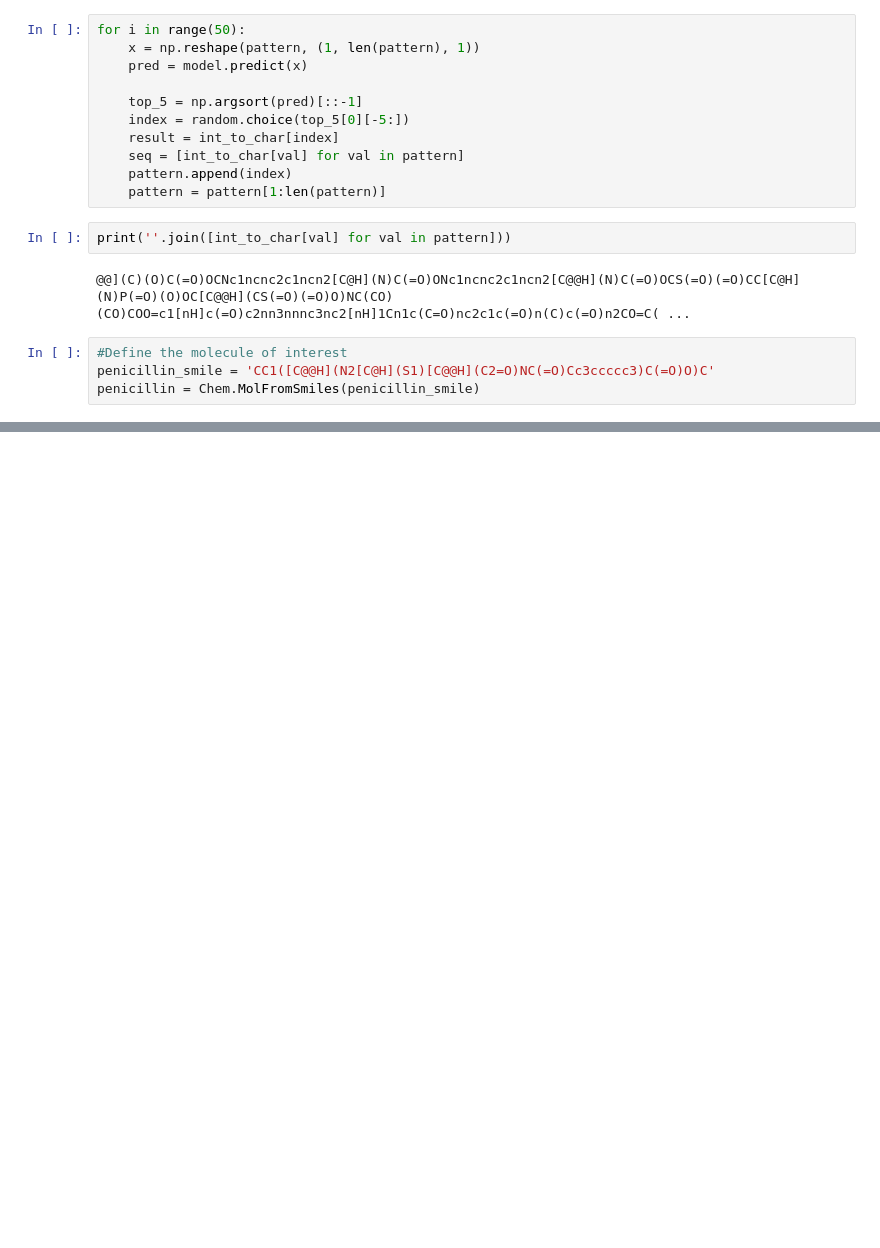
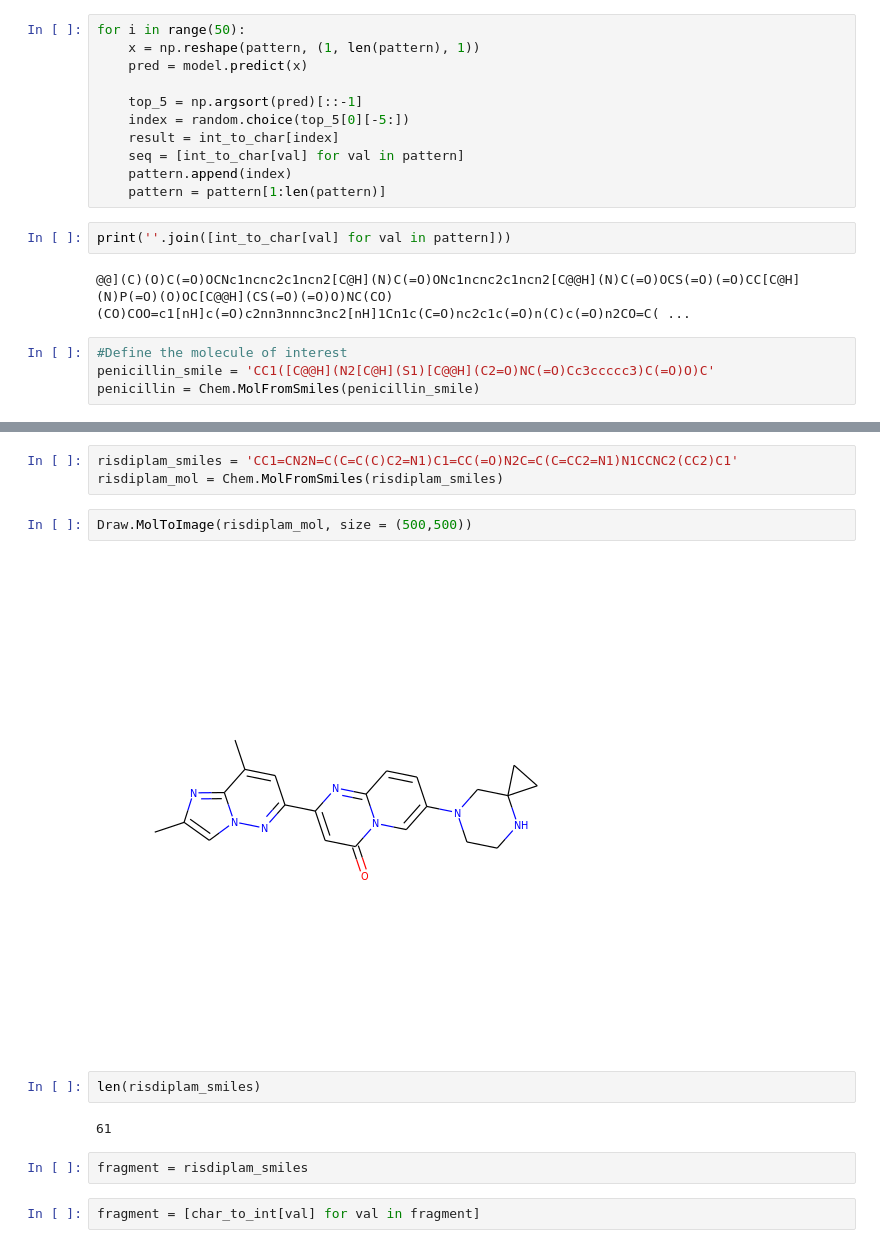
Before and after one commit to phamc4/Molecule-Generator, a Jupyter notebook: RNN.ipynb, the cells around one changed output, grey strips where cells are left out. Cells and saved outputs as stored; diff of their text form; blank space fills up the shorter version.

```diff
--- a/RNN.ipynb
+++ b/RNN.ipynb
@@ -219,0 +219,15 @@ penicillin
+# %%
+risdiplam_smiles = 'CC1=CN2N=C(C=C(C)C2=N1)C1=CC(=O)N2C=C(C=CC2=N1)N1CCNC2(CC2)C1'
+risdiplam_mol = Chem.MolFromSmiles(risdiplam_smiles)
+# %%
+Draw.MolToImage(risdiplam_mol, size = (500,500))
+# %% [output]
+[figure, added]
+# %%
+len(risdiplam_smiles)
+# %% [output]
+61
+# %%
+fragment = risdiplam_smiles
+# %%
+fragment = [char_to_int[val] for val in fragment]
```
Also changed, not shown: parts of 2 cells of this notebook.
